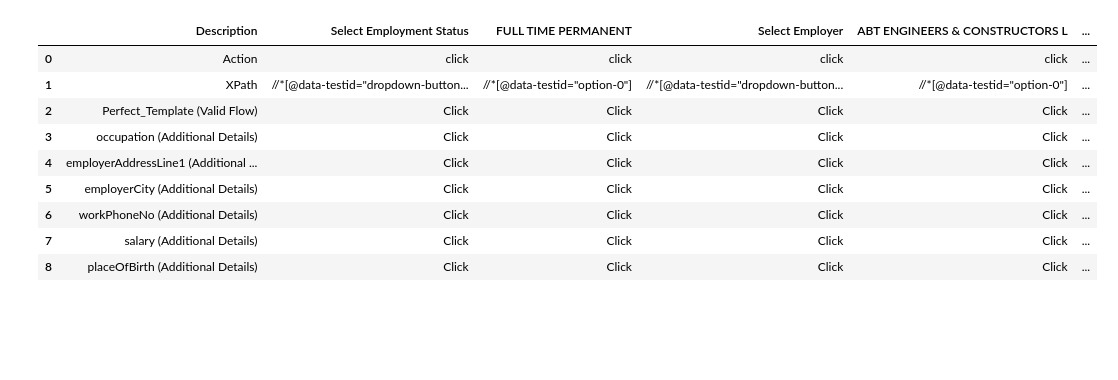
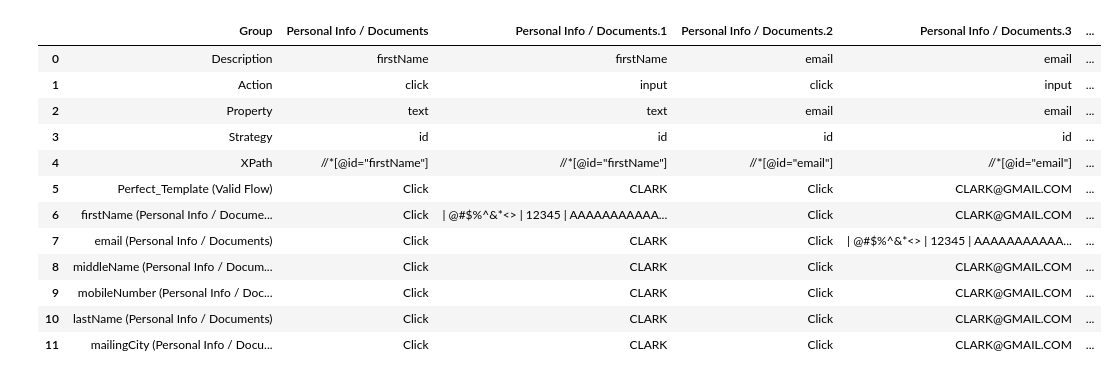
Before and after one commit to prakyath-ux/test_scenario_edge_cases, a Jupyter notebook: version4.1/notebooks/test_4.1.ipynb, the cells around one changed output. Drawn from its saved outputs; the diff is of its cells as text; code cells hidden in the pictures; blank space fills up the shorter version.

```diff
--- a/version4.1/notebooks/test_4.1.ipynb
+++ b/version4.1/notebooks/test_4.1.ipynb
@@ -79,10 +96,0 @@ data
-# %%
-# personal info csv
-data = pd.read_csv("../data/samples/2026-02-02T12-49_additiona_details.csv")
-pd.set_option('display.max_columns', None)
-
-# Optional: also show all rows and full width
-pd.set_option('display.max_rows', None)
-pd.set_option('display.width', None)
-pd.set_option('display.max_colwidth', None)
-data
@@ -107,19 +97,18 @@ data
-# %%
-additional_data = pd.read_csv("../data/captures/edge_case_test_data_Addditional Details (2).csv")
-
-pd.set_option('display.max_rows', None)
-pd.set_option('display.max_rows', None)
-pd.set_option('display.max_colwidth', None)
-
-additional_data
-# %% [output]
-|  | Description | Select Employment Status | FULL TIME PERMANENT | Select Employer | ABT ENGINEERS & CONSTRUCTORS L | ... |
-| 0 | Action | click | click | click | click | ... |
-| 1 | XPath | //*[@data-testid="dropdown-button... | //*[@data-testid="option-0"] | //*[@data-testid="dropdown-button... | //*[@data-testid="option-0"] | ... |
-| 2 | Perfect_Template (Valid Flow) | Click | Click | Click | Click | ... |
-| 3 | occupation (Additional Details) | Click | Click | Click | Click | ... |
-| 4 | employerAddressLine1 (Additional ... | Click | Click | Click | Click | ... |
-| 5 | employerCity (Additional Details) | Click | Click | Click | Click | ... |
-| 6 | workPhoneNo (Additional Details) | Click | Click | Click | Click | ... |
-| 7 | salary (Additional Details) | Click | Click | Click | Click | ... |
-| 8 | placeOfBirth (Additional Details) | Click | Click | Click | Click | ... |
+# %%
+test2_data = pd.read_csv("../data/captures/test2_output.csv")
+# %%
+test2_data
+# %% [output]
+|  | Group | Personal Info / Documents | Personal Info / Documents.1 | Personal Info / Documents.2 | Personal Info / Documents.3 | ... |
+| 0 | Description | firstName | firstName | email | email | ... |
+| 1 | Action | click | input | click | input | ... |
+| 2 | Property | text | text | email | email | ... |
+| 3 | Strategy | id | id | id | id | ... |
+| 4 | XPath | //*[@id="firstName"] | //*[@id="firstName"] | //*[@id="email"] | //*[@id="email"] | ... |
+| 5 | Perfect_Template (Valid Flow) | Click | CLARK | Click | CLARK@GMAIL.COM | ... |
+| 6 | firstName (Personal Info / Docume... | Click | | @#$%^&*<> | 12345 | AAAAAAAAAAA... | Click | CLARK@GMAIL.COM | ... |
+| 7 | email (Personal Info / Documents) | Click | CLARK | Click | | @#$%^&*<> | 12345 | AAAAAAAAAAA... | ... |
+| 8 | middleName (Personal Info / Docum... | Click | CLARK | Click | CLARK@GMAIL.COM | ... |
+| 9 | mobileNumber (Personal Info / Doc... | Click | CLARK | Click | CLARK@GMAIL.COM | ... |
+| 10 | lastName (Personal Info / Documents) | Click | CLARK | Click | CLARK@GMAIL.COM | ... |
+| 11 | mailingCity (Personal Info / Docu... | Click | CLARK | Click | CLARK@GMAIL.COM | ... |
```
Also changed, not shown: parts of 5 cells of this notebook, 18 other files.
